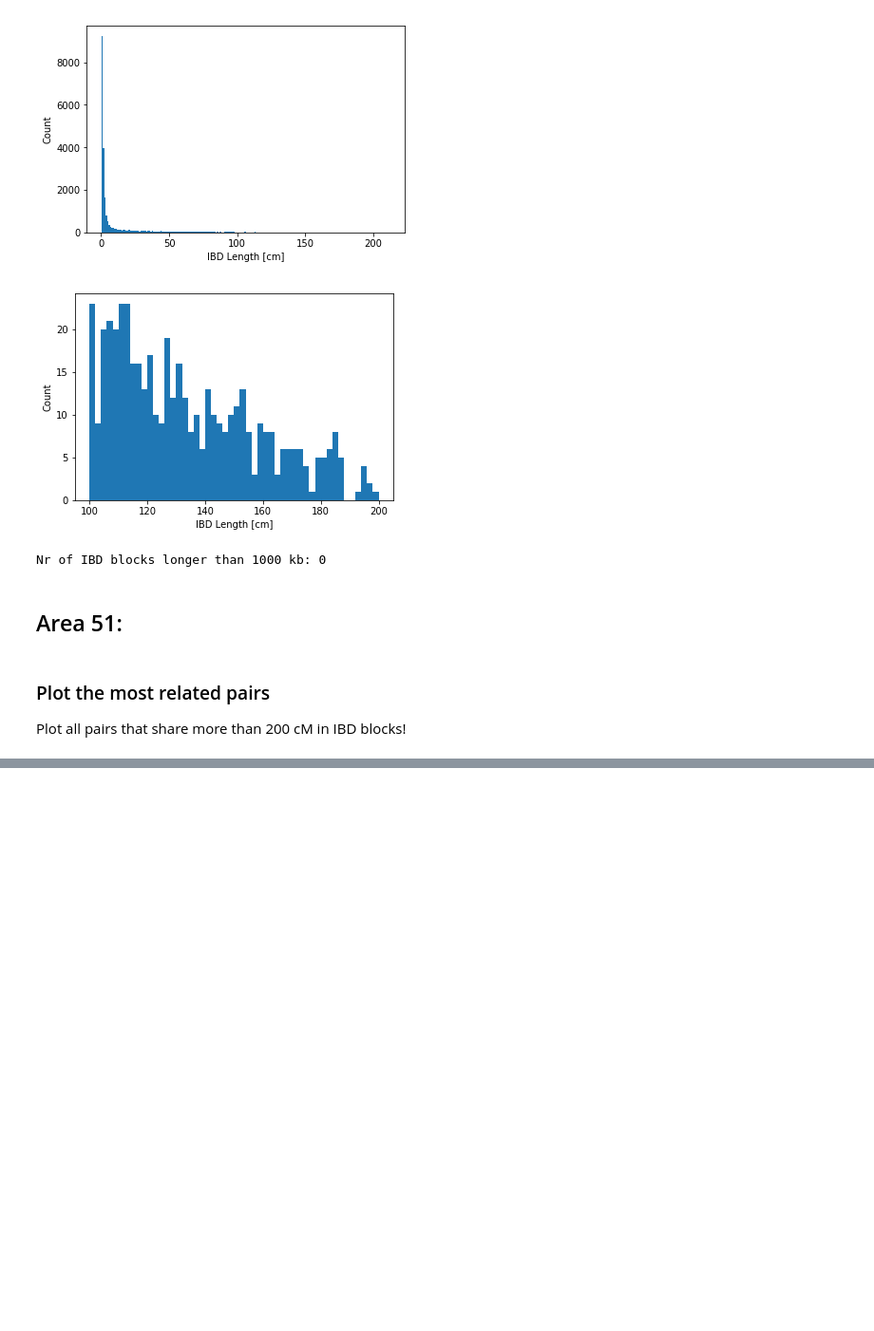
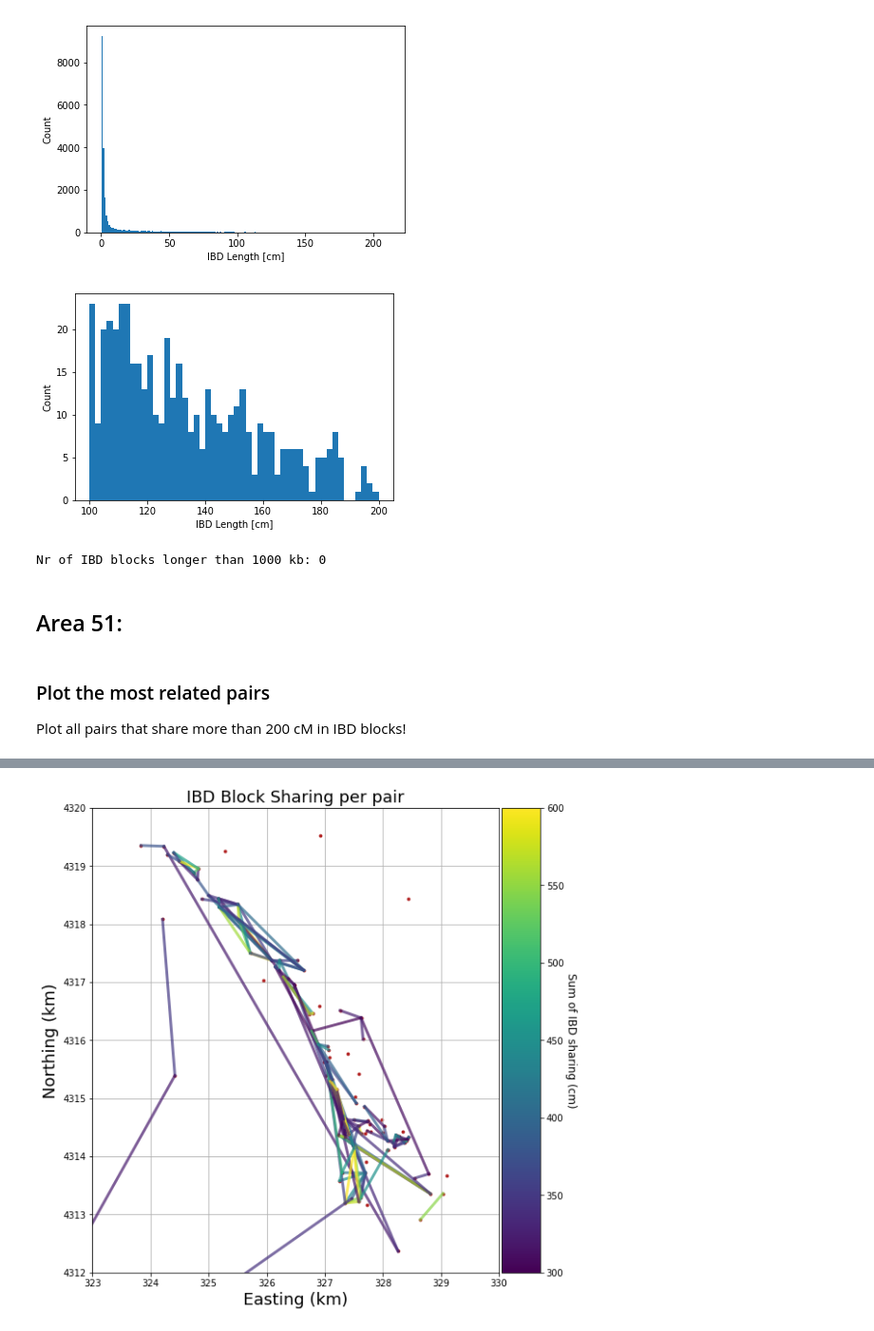
Before and after one commit to hringbauer/Boechera_Analysis, a Jupyter notebook: Notebooks/geo_decay_ibd.ipynb, the cells around one changed output, grey strips where cells are left out. Shown at 95% size. Saved outputs shown, nothing was run; the diff lists cells and outputs as text; code cells hidden in the pictures; blank space fills up the shorter version.

```diff
--- a/Notebooks/geo_decay_ibd.ipynb
+++ b/Notebooks/geo_decay_ibd.ipynb
@@ -551,0 +566,66 @@ rel_inds
+# %%
+### Do the Plot with m!
+%matplotlib inline
+df_coords = df_coords
+df_ibd = data_ibd
+v_range = [300,600]   # How much IBD blocks are actually shared
+fs = 18  # The Fontsize
+
+# Load the relevant fields
+y = df_coords.Northing.values/1e3
+x = df_coords.Easting.values/1e3
+label=df.index.values
+
+age=[300, 600] ### CHANGE THIS
+# Produce the color Map
+cmap0 = cm.get_cmap(name='viridis')
+#cmap0 = plt.cm.get_cmap('coolwarm')  # Get custom cmap binary
+norm0 = cls.Normalize(vmin=v_range[0], vmax=v_range[1]) # The normaliztion, mapping values to colors between 0 and 1
+colors = [cmap0(norm0(i)) for i in age]
+
+
+
+###############################
+###############################
+############ Do the actual Plot
+
+fig = plt.figure(figsize=(8, 8))
+gs = gridspec.GridSpec(1, 2, width_ratios=[12, 1])
+ax = plt.subplot(gs[0]) # The left subplot
+ax1 = plt.subplot(gs[1]) # The subplot for the axis
+ax.grid()
+
+#x,y= np.array(lon), np.array(lat)
+coll = ax.scatter(x, y, c = "firebrick", alpha=1, picker=True, s=8)
+#ine, = ax.plot(x, y, 'o', alpha=1, picker=50)
+
+ax.set_title("IBD Block Sharing per pair", fontsize=fs)
+ax.set_xlabel("Easting (km)", fontsize=fs)
+ax.set_ylabel("Northing (km)", fontsize=fs)
+
+###
+ax.set_xlim([323,330])
+ax.set_ylim([4312,4320])
+ax.set_aspect(aspect=1)
+
+### Do the Colorbar
+cb1 = clb.ColorbarBase(ax1, cmap=cmap0,
+                            norm=norm0,
+                            orientation='vertical')
+cb1.set_label('Sum of IBD sharing (cm)', fontsize=12, rotation=270, labelpad=14)
+
+# Plot all the highly sharing pairs
+for i1,i2, s in rel_inds.values:
+    x1, y1 = df_coords.loc[i1,["Easting", "Northing"]].values/1e3
+    x2, y2 = df_coords.loc[i2,["Easting", "Northing"]].values/1e3
+
+    ax.plot([x1,x2],[y1,y2], color=cmap0(norm0(s), alpha=0.7), linewidth=3)
+
+plt.subplots_adjust(left=0, bottom=0, right=None,
+            wspace=-0.1, hspace=0)
+
+plt.savefig("ibd_map_km.pdf", bbox_inches = 'tight', pad_inches = 0)
+
+plt.show()
+# %% [output]
+[figure, added]
```
Also changed, not shown: parts of 20 cells of this notebook, 8 other files.
